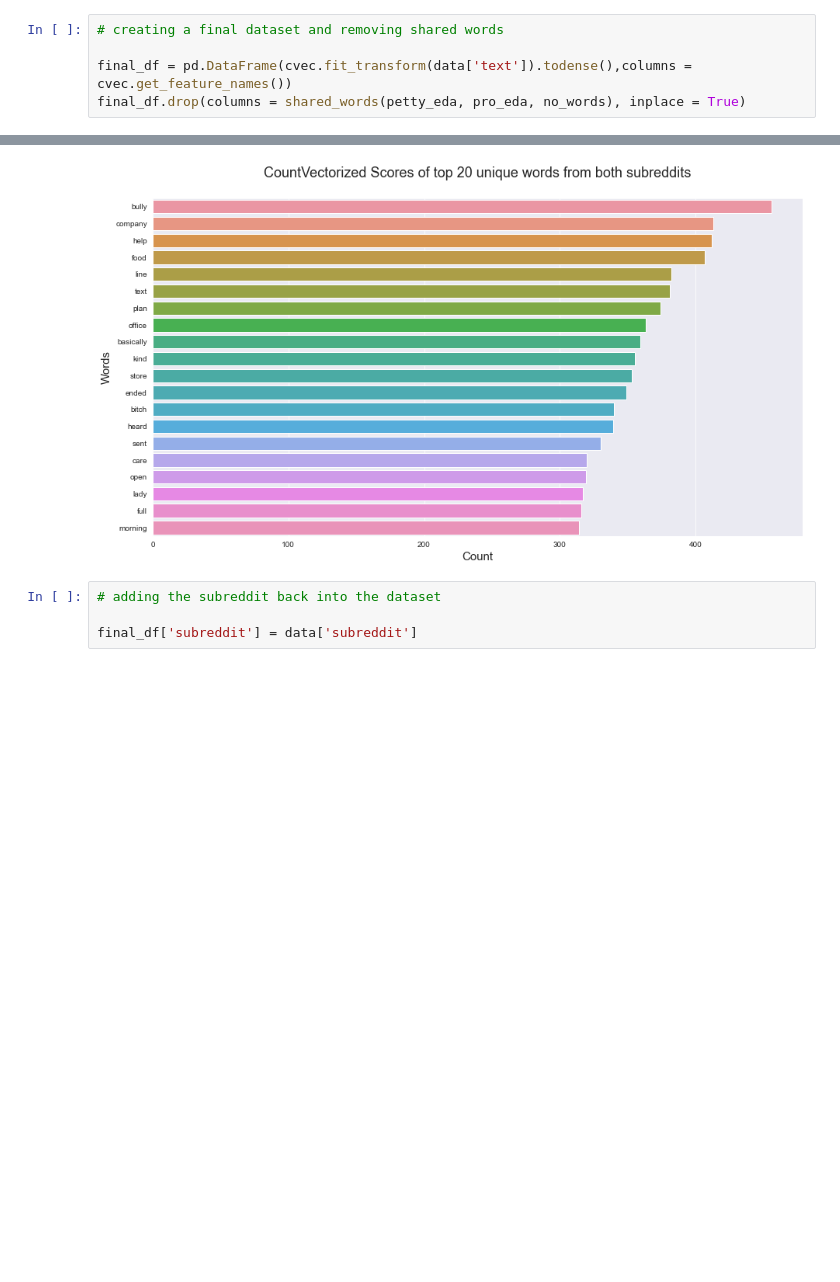
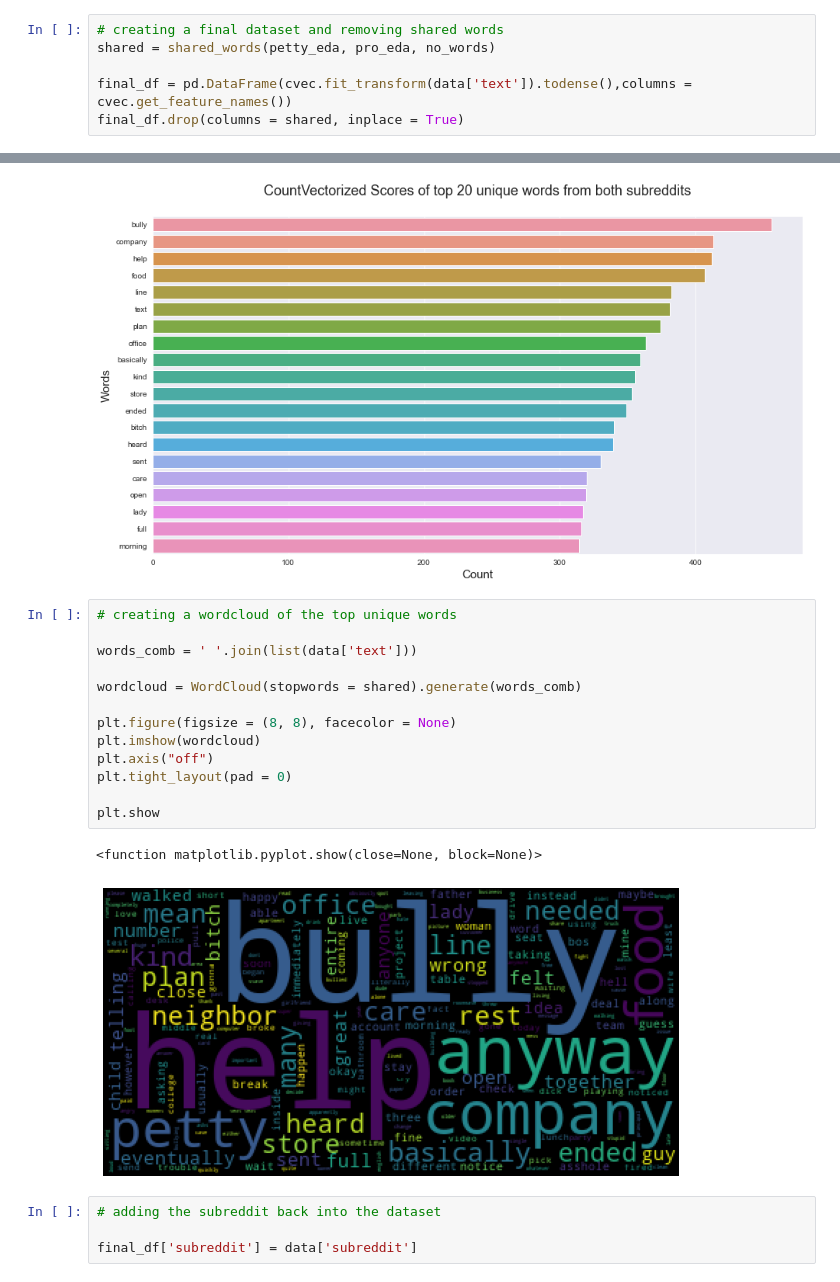
Before and after one commit to MokTeckChing/DSI18-Projects, a Jupyter notebook: project_3_reddit_classification/part-2_eda_and_data_cleaning.ipynb, the cells around one changed output, grey strips where cells are left out. Cells and saved outputs as stored; diff of their text form; blank space fills up the shorter version.

```diff
--- a/project_3_reddit_classification/part-2_eda_and_data_cleaning.ipynb
+++ b/project_3_reddit_classification/part-2_eda_and_data_cleaning.ipynb
@@ -422,9 +422,10 @@ def shared_words(data1, data2, no_w):
 no_words = 200
 # %%
 # creating a final dataset and removing shared words
+shared = shared_words(petty_eda, pro_eda, no_words)
 
 final_df = pd.DataFrame(cvec.fit_transform(data['text']).todense(),columns = cvec.get_feature_names())
-final_df.drop(columns = shared_words(petty_eda, pro_eda, no_words), inplace = True)
+final_df.drop(columns = shared, inplace = True)
 # %%
 # removing "petty" and "pro" from the dataset.
 for i in ["petty", "pro"]:
@@ -457,6 +458,22 @@ final_df.shape
 top_words_barplot(final_df, "CountVectorized Scores of top 20 unique words from both subreddits", 20)
 # %% [output]
 [figure]
+# %%
+# creating a wordcloud of the top unique words
+
+words_comb = ' '.join(list(data['text']))
+
+wordcloud = WordCloud(stopwords = shared).generate(words_comb)
+
+plt.figure(figsize = (8, 8), facecolor = None)
+plt.imshow(wordcloud)
+plt.axis("off")
+plt.tight_layout(pad = 0)
+
+plt.show
+# %% [output]
+<function matplotlib.pyplot.show(close=None, block=None)>
+[figure, added]
 # %%
 # adding the subreddit back into the dataset
 
```
Also changed, not shown: parts of 2 cells of this notebook, 2 other files.
